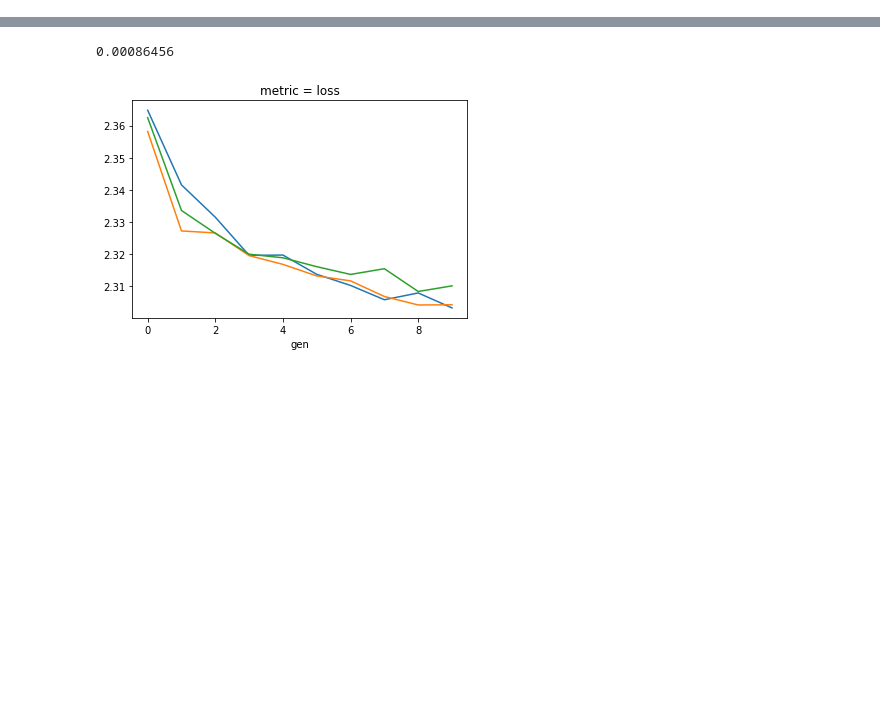
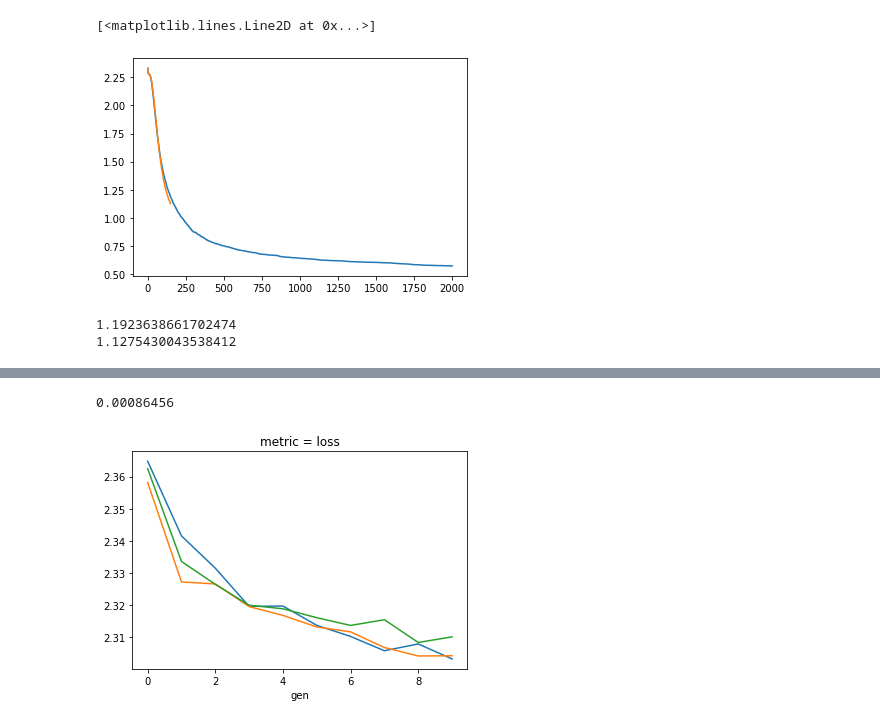
Before and after one commit to akarshkumar0101/evolved-neuroevolution, a Jupyter notebook: ne_experiment.ipynb, the cells around one changed output, grey strips where cells are left out. Saved outputs shown, nothing was run; the diff lists cells and outputs as text; code cells hidden in the pictures; blank space fills up the shorter version.

```diff
--- a/ne_experiment.ipynb
+++ b/ne_experiment.ipynb
@@ -21,3 +228,16 @@ import xarray as xr
+# %%
+plt.plot(a.sel(metric='loss').mean(dim='seed').min(dim='pop'))
+plt.plot(b.sel(metric='loss').mean(dim='seed').min(dim='pop'))
+# plt.xlim(0, 150)
+# %% [output]
+[<matplotlib.lines.Line2D at 0x...>]
+[figure, added]
+# %%
+print(a.sel(metric='loss').mean(dim='seed').min(dim='pop').sel(gen=149).item())
+print(b.sel(metric='loss').mean(dim='seed').min(dim='pop').sel(gen=149).item())
+# %% [output]
+1.1923638661702474
+1.1275430043538412
 # %%
 n_pop = 100
 n_gens = 10
```
Also changed, not shown: parts of 19 cells of this notebook, 4 other files.
